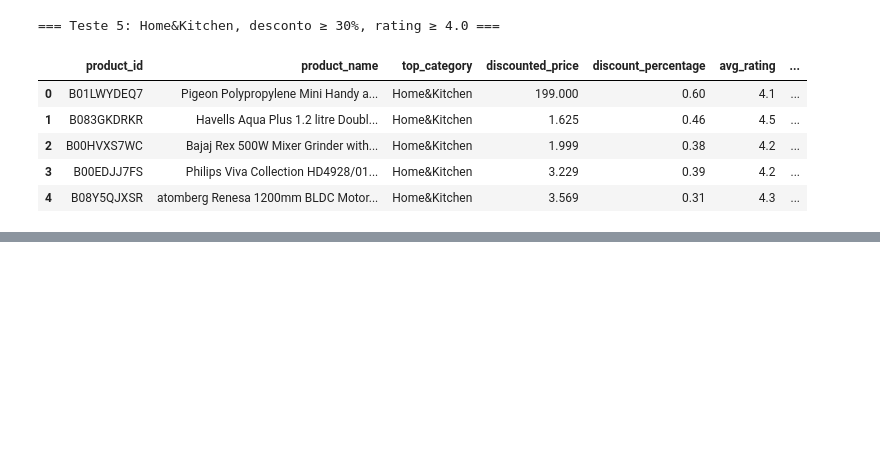
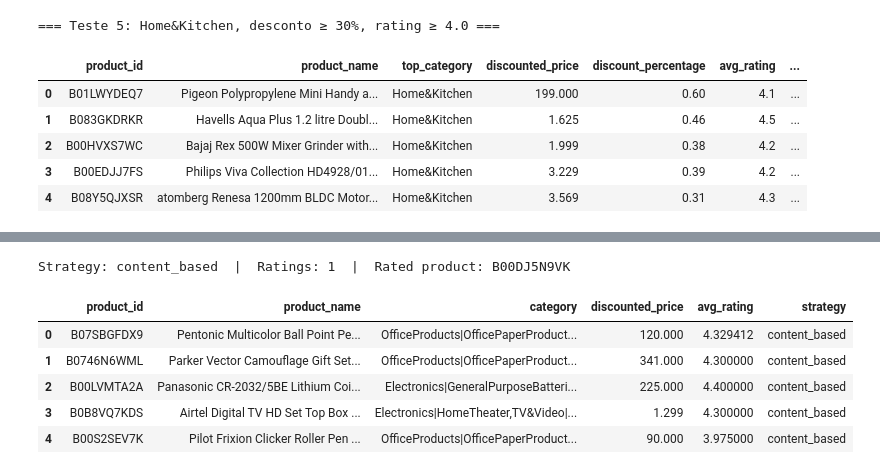
Before and after one commit to jorgemendanhacruz/SistemasDeRecomendacoes_ISEP, a Jupyter notebook: recommender-api/src/models/models.ipynb, the cells around one changed output, grey strips where cells are left out. Saved outputs shown, nothing was run; the diff lists cells and outputs as text; code cells hidden in the pictures; blank space fills up the shorter version.

```diff
--- a/recommender-api/src/models/models.ipynb
+++ b/recommender-api/src/models/models.ipynb
@@ -760,0 +852,17 @@ knowledge_based_recommender(
+# %%
+# ── Test 2: exactly 1 rating → content-based filtering ───────────────────────
+rating_counts = ratings_df.groupby("user_id").size()
+single_rating_user = rating_counts[rating_counts == 1].index[0]
+
+recs, strategy = switching_hybrid_recommender(single_rating_user, n=5)
+rated_product = ratings_df[ratings_df["user_id"] == single_rating_user]["product_id"].values[0]
+print(f"Strategy: {strategy}  |  Ratings: 1  |  Rated product: {rated_product}")
+recs
+# %% [output]
+Strategy: content_based  |  Ratings: 1  |  Rated product: B00DJ5N9VK
+|  | product_id | product_name | category | discounted_price | avg_rating | strategy |
+| 0 | B07SBGFDX9 | Pentonic Multicolor Ball Point Pe... | OfficeProducts|OfficePaperProduct... | 120.000 | 4.329412 | content_based |
+| 1 | B0746N6WML | Parker Vector Camouflage Gift Set... | OfficeProducts|OfficePaperProduct... | 341.000 | 4.300000 | content_based |
+| 2 | B00LVMTA2A | Panasonic CR-2032/5BE Lithium Coi... | Electronics|GeneralPurposeBatteri... | 225.000 | 4.400000 | content_based |
+| 3 | B0B8VQ7KDS | Airtel Digital TV HD Set Top Box ... | Electronics|HomeTheater,TV&Video|... | 1.299 | 4.300000 | content_based |
+| 4 | B00S2SEV7K | Pilot Frixion Clicker Roller Pen ... | OfficeProducts|OfficePaperProduct... | 90.000 | 3.975000 | content_based |
```
Also changed, not shown: parts of 18 cells of this notebook.
